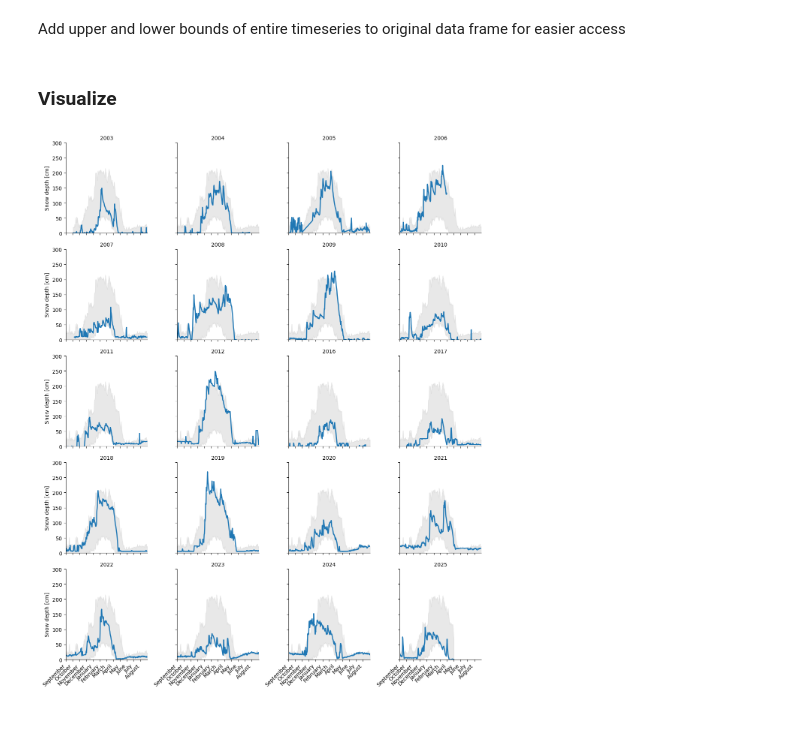
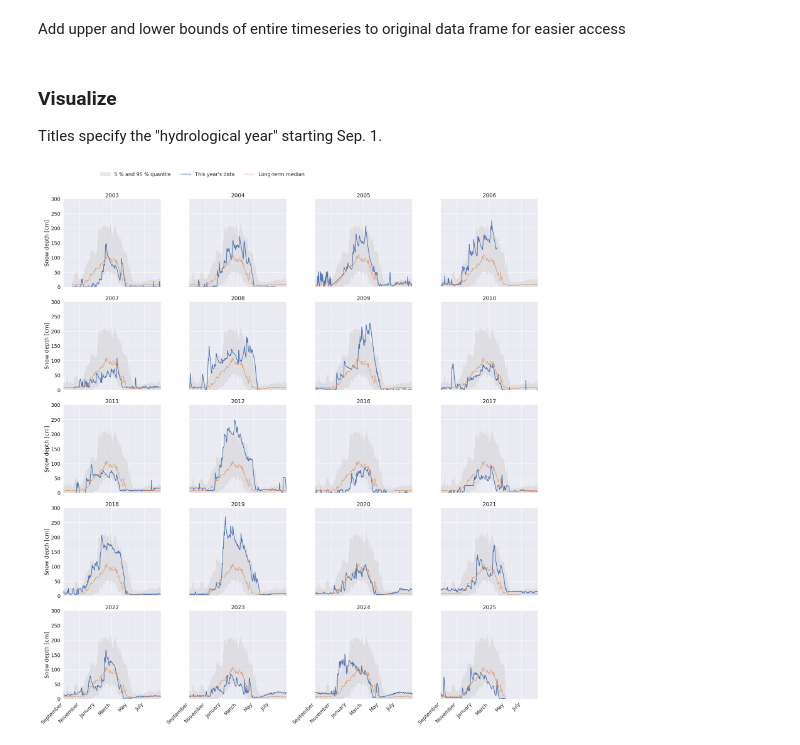
Before and after one commit to geopanda1/blog, a Jupyter notebook: posts/lwd-tirol-download/index.ipynb, the cells around one changed output. Drawn from its saved outputs; the diff is of its cells as text; code cells hidden in the pictures.

```diff
--- a/posts/lwd-tirol-download/index.ipynb
+++ b/posts/lwd-tirol-download/index.ipynb
@@ -142,13 +145,14 @@ df = df.loc[~df["hydro_year"].isin([2013, 2014, 2015])]
 Compute percentiles to be added to the plots as additional info
 (can be easily exchanged for min/max or other metrics)
 # %%
-#| code-fold: true
+# | code-fold: true
 
 min_max = (
     df.groupby("hydro_doy")[["HS"]]
     .agg(
         min=("HS", lambda x: np.nanpercentile(x, 5)),
         max=("HS", lambda x: np.nanpercentile(x, 95)),
+        med=("HS", lambda x: np.nanmedian(x)),
     )
     .reset_index()
 )
@@ -158,11 +162,13 @@ Add upper and lower bounds of entire timeseries to original data frame for easie
 df_merged = df.merge(min_max, on="hydro_doy", suffixes=("", "_global"))
 # %% [markdown]
 ### Visualize
+
+Titles specify the "hydrological year" starting Sep. 1.
 # %%
-#| code-fold: true
+# | code-fold: true
 
 # generate ticklabels
-dates_x = pd.date_range(start="2021-09-01", end="2022-08-31", freq="MS")
+dates_x = pd.date_range(start="2021-09-01", end="2022-08-31", freq="2MS")
 ticklabels = dates_x.to_series().dt.strftime("%B").values
 tickpos = dates_x.to_series().dt.day_of_year.values
 dayvals = tickpos.copy()
@@ -170,7 +176,17 @@ dayvals = tickpos.copy()
 tickpos[dayvals >= 244] = tickpos[dayvals >= 244] - 243
 tickpos[dayvals < 244] = tickpos[dayvals < 244] + 122
 
-g = sns.FacetGrid(df_merged, col="hydro_year", col_wrap=4, sharey=True, sharex=True)
+sns.set_theme(font_scale=1.5)
+
+g = sns.FacetGrid(
+    df_merged,
+    col="hydro_year",
+    col_wrap=4,
+    sharey=True,
+    sharex=True,
+    height=5,
+    aspect=1.2,
+)
 
 
 def plot_with_minmax(data, color, **kwargs):
@@ -178,33 +194,40 @@ def plot_with_minmax(data, color, **kwargs):
         data["hydro_doy"],
         data["min"],
         data["max"],
         color="lightgrey",
+        label="5 % and 95 % quantile",
         alpha=0.5,
     )
 
     sns.lineplot(
-        data=data, x="hydro_doy", y="HS", linewidth=2
+        data=data, x="hydro_doy", y="HS", linewidth=2, label=f"This year's data"
     )
+    sns.lineplot(
+        data=data, x="hydro_doy", y="med", linewidth=1, label="Long-term median"
+    )
+    plt.title(data["hydro_year"].iloc[0])
 
 
 g.map_dataframe(plot_with_minmax)
 
 
 def set_lim_label(color, xmin, xmax, ymax):
     ax = plt.gca()
 
     ax.set_xticks(tickpos, ticklabels, rotation=45, ha="right")
 
     ax.set_xlim((xmin, xmax))
     ax.set_ylim((0, ymax))
     ax.set_ylabel("Snow depth [cm]")
     ax.set_xlabel(None)
 
 
 g.map(set_lim_label, xmin=1, xmax=366, ymax=300)
 
-g.set_titles(col_template="{col_name}")
+g.add_legend(loc="lower left", bbox_to_anchor=(0.1, 1.01), ncol=3)
+
+# g.set_titles(col_template="{col_name}")
 plt.savefig(f"{station}-snow-depth.png", dpi=100)
 plt.show()
 # %% [output]
-[figure, old version]
+[figure, new version]
```
Also changed, not shown: parts of 7 cells of this notebook, 4 other files.
